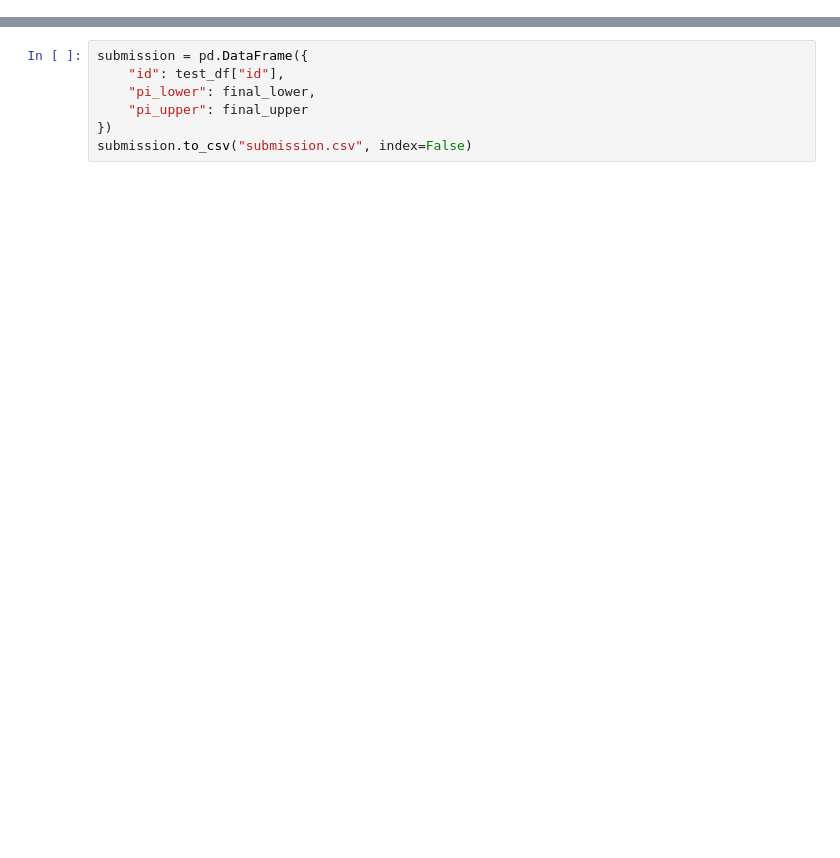
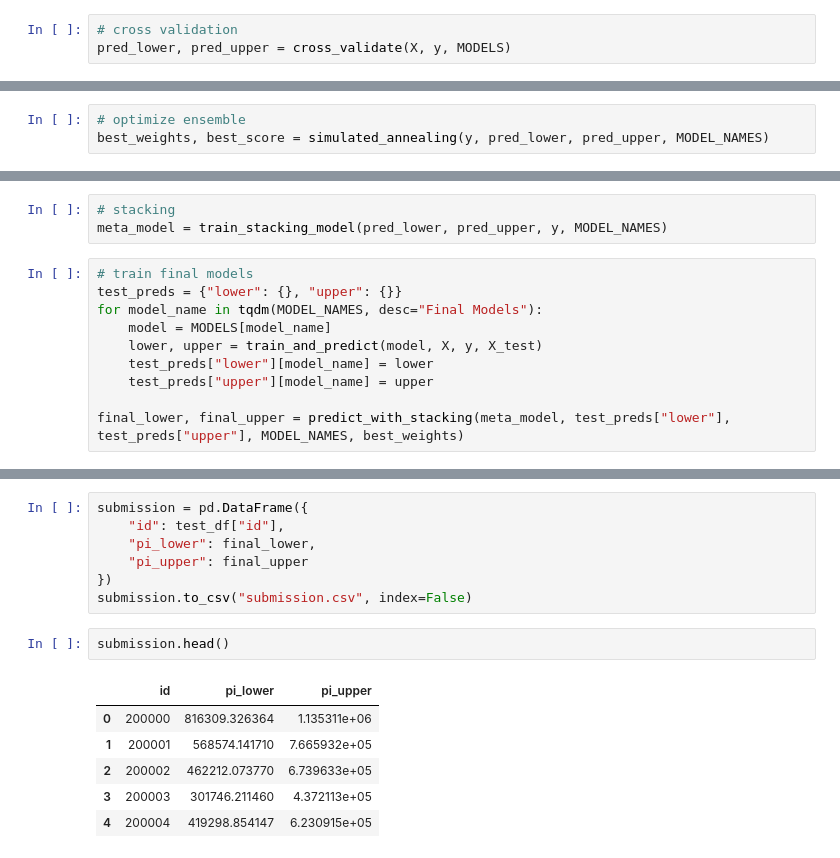
Before and after one commit to Mere-cat/Hash-Slinging-Slasher, a Jupyter notebook: code/model_v2.ipynb, the cells around one changed output, grey strips where cells are left out. Cells and saved outputs as stored; diff of their text form; blank space fills up the shorter version.

Commit message:
update model

```diff
--- a/code/model_v1.ipynb
+++ b/code/model_v2.ipynb
@@ -271,0 +166,3 @@ Warning: less than 75% GPU memory available for training. Free: 21102.3125 Total
+# %%
+# cross validation
+pred_lower, pred_upper = cross_validate(X, y, MODELS)
@@ -271,0 +263,3 @@ Warning: less than 75% GPU memory available for training. Free: 21102.3125 Total
+# %%
+# optimize ensemble
+best_weights, best_score = simulated_annealing(y, pred_lower, pred_upper, MODEL_NAMES)
@@ -271,0 +272,13 @@ Warning: less than 75% GPU memory available for training. Free: 21102.3125 Total
+# %%
+# stacking
+meta_model = train_stacking_model(pred_lower, pred_upper, y, MODEL_NAMES)
+# %%
+# train final models
+test_preds = {"lower": {}, "upper": {}}
+for model_name in tqdm(MODEL_NAMES, desc="Final Models"):
+    model = MODELS[model_name]
+    lower, upper = train_and_predict(model, X, y, X_test)
+    test_preds["lower"][model_name] = lower
+    test_preds["upper"][model_name] = upper
+
+final_lower, final_upper = predict_with_stacking(meta_model, test_preds["lower"], test_preds["upper"], MODEL_NAMES, best_weights)
@@ -284,3 +317,12 @@ submission = pd.DataFrame({
     "pi_upper": final_upper
 })
 submission.to_csv("submission.csv", index=False)
+# %%
+submission.head()
+# %% [output]
+|  | id | pi_lower | pi_upper |
+| 0 | 200000 | 816309.326364 | 1.135311e+06 |
+| 1 | 200001 | 568574.141710 | 7.665932e+05 |
+| 2 | 200002 | 462212.073770 | 6.739633e+05 |
+| 3 | 200003 | 301746.211460 | 4.372113e+05 |
+| 4 | 200004 | 419298.854147 | 6.230915e+05 |
```
Also changed, not shown: parts of 15 cells of this notebook.
